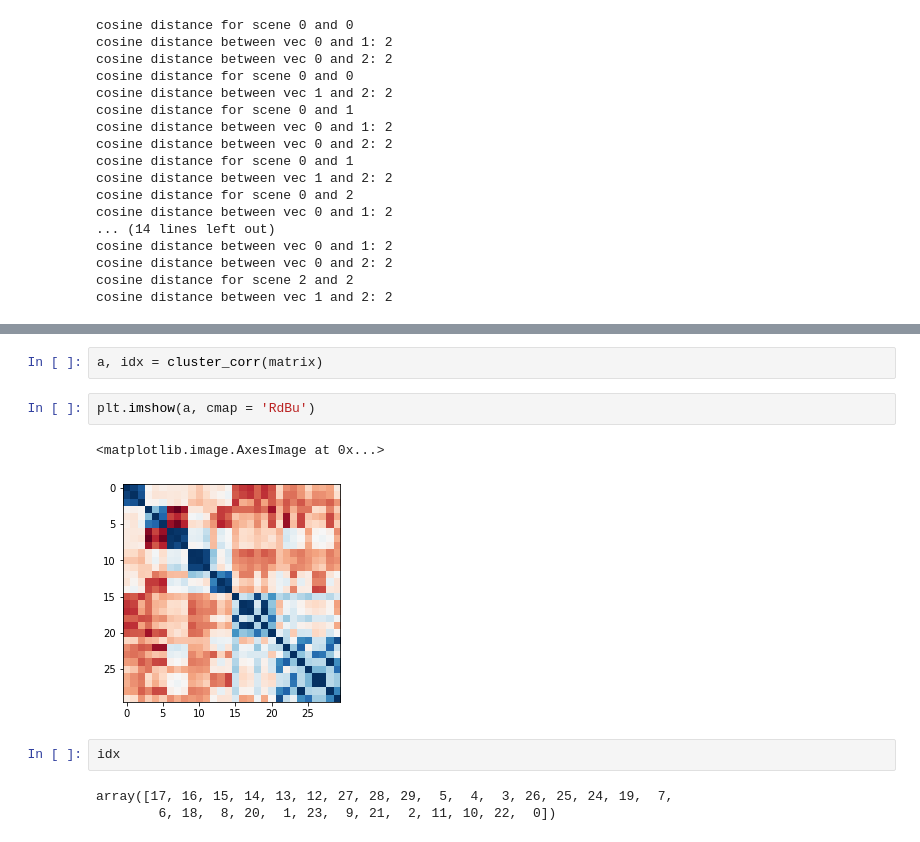
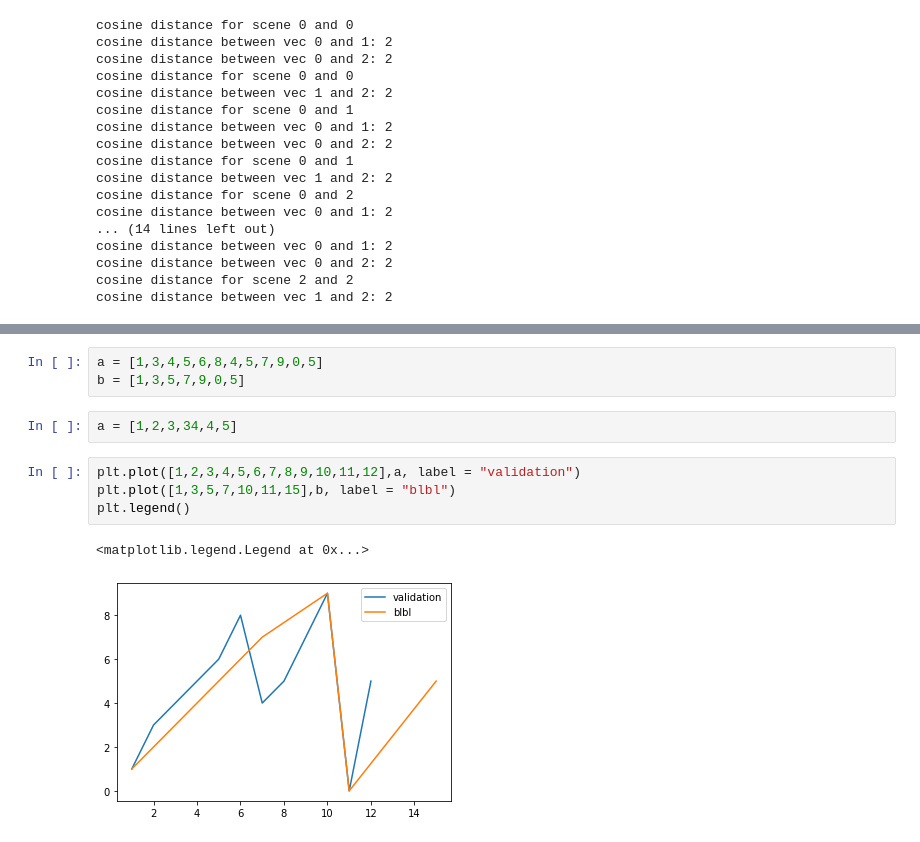
Before and after one commit to lcordey/codePDM, a Jupyter notebook: img2sdf_ML/test_.ipynb, the cells around one changed output, grey strips where cells are left out. Drawn from its saved outputs; the diff is of its cells as text.

Commit message:
train with validation test

```diff
--- a/img2sdf_ML/test_.ipynb
+++ b/img2sdf_ML/test_.ipynb
@@ -657,12 +233,12 @@ def cluster_corr(corr_array, inplace=False):
-# %%
-a, idx = cluster_corr(matrix)
-# %%
-plt.imshow(a, cmap = 'RdBu')
-# %% [output]
-<matplotlib.image.AxesImage at 0x...>
-[figure, removed]
-# %%
-idx
-# %% [output]
-array([17, 16, 15, 14, 13, 12, 27, 28, 29,  5,  4,  3, 26, 25, 24, 19,  7,
-        6, 18,  8, 20,  1, 23,  9, 21,  2, 11, 10, 22,  0])
+# %%
+a = [1,3,4,5,6,8,4,5,7,9,0,5]
+b = [1,3,5,7,9,0,5]
+# %%
+a = [1,2,3,34,4,5]
+# %%
+plt.plot([1,2,3,4,5,6,7,8,9,10,11,12],a, label = "validation")
+plt.plot([1,3,5,7,10,11,15],b, label = "blbl")
+plt.legend()
+# %% [output]
+<matplotlib.legend.Legend at 0x...>
+[figure, added]
```
Also changed, not shown: parts of 13 cells of this notebook, 1 other file.
